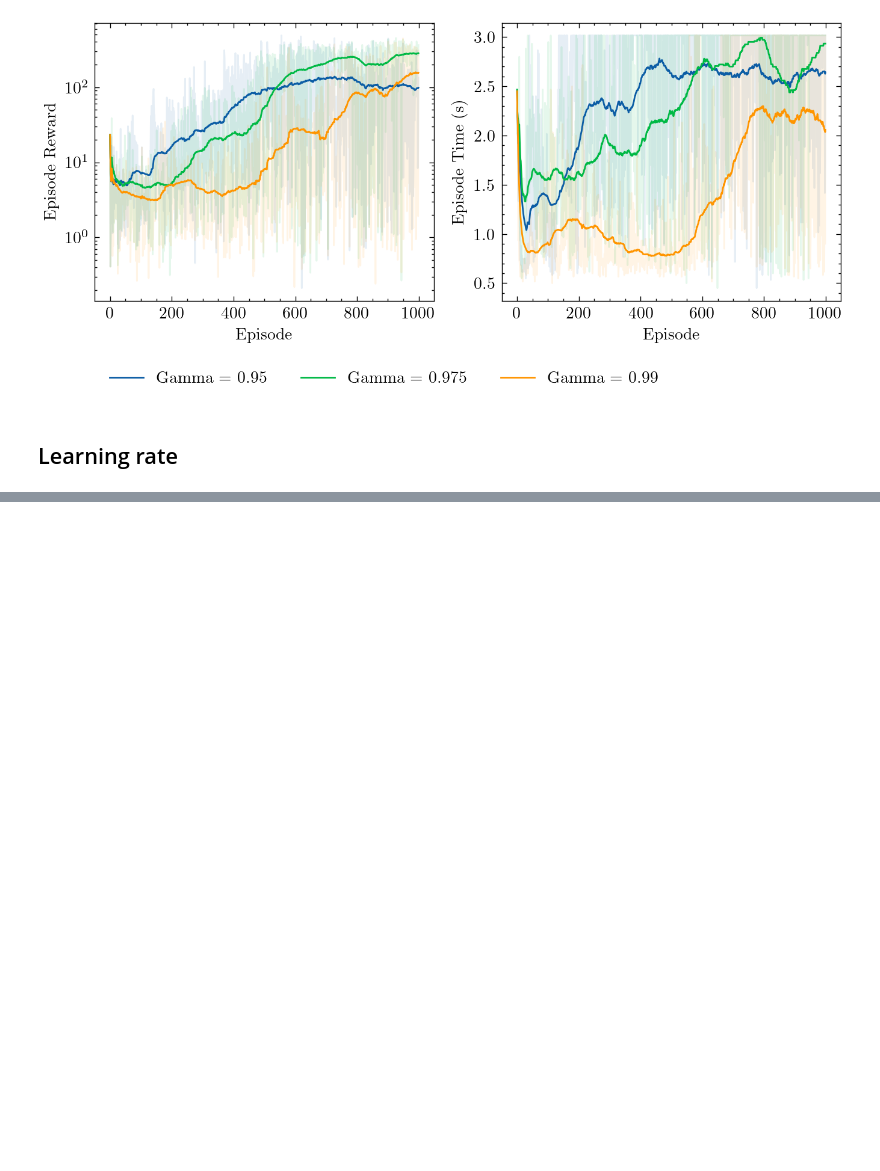
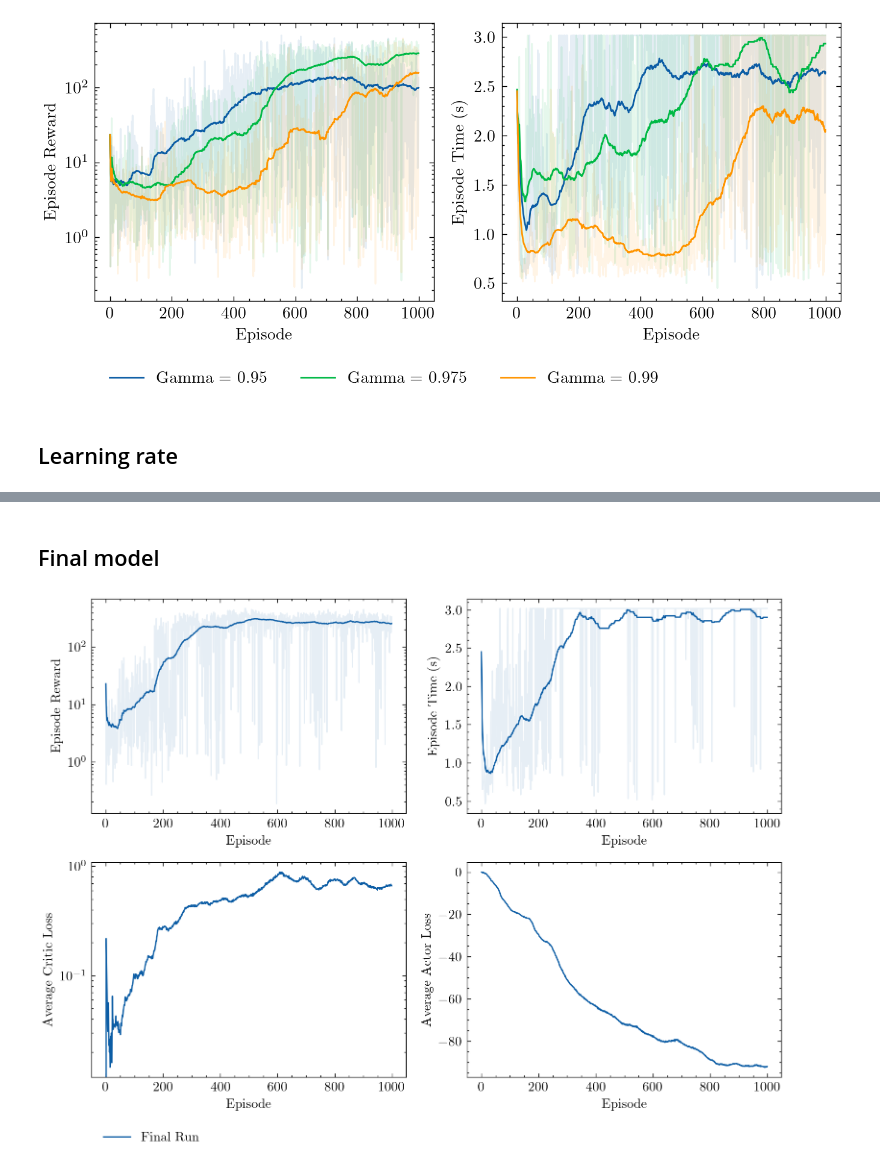
Before and after one commit to BearToCode/vho, a Jupyter notebook: postprocessing/run.ipynb, the cells around one changed output, grey strips where cells are left out. Saved outputs shown, nothing was run; the diff lists cells and outputs as text; code cells hidden in the pictures; blank space fills up the shorter version.

```diff
--- a/postprocessing/run.ipynb
+++ b/postprocessing/run.ipynb
@@ -1036,0 +1037,67 @@ plt.show()
+# %% [markdown]
+## Final model
+# %%
+final_run_path = "./data/final-run"
+final_run_episodes = pd.read_csv(f"{final_run_path}/episodes.csv").head(1000)
+# %%
+plt.figure(figsize=(8, 6), dpi=200)
+
+plt.subplot(2, 2, 1)
+plt.plot(
+    final_run_episodes["index"],
+    final_run_episodes["episode_reward"],
+    alpha=0.1,
+    color="C0",
+)
+plt.plot(
+    final_run_episodes["index"],
+    final_run_episodes["episode_reward"].rolling(window=100, min_periods=1).mean(),
+    label="Final Run",
+    color="C0",
+)
+plt.xlabel("Episode")
+plt.ylabel("Episode Reward")
+plt.yscale("log")
+
+plt.subplot(2, 2, 2)
+plt.plot(
+    final_run_episodes["index"],
+    final_run_episodes["episode_time"],
+    alpha=0.1,
+    color="C0",
+)
+plt.plot(
+    final_run_episodes["index"],
+    final_run_episodes["episode_time"].rolling(window=100, min_periods=1).mean(),
+    label="Final Run",
+    color="C0",
+)
+plt.xlabel("Episode")
+plt.ylabel("Episode Time (s)")
+
+plt.subplot(2, 2, 3)
+plt.plot(
+    final_run_episodes["index"],
+    final_run_episodes["avg_critic_loss"],
+    label="Final Run",
+    color="C0",
+)
+plt.xlabel("Episode")
+plt.ylabel("Average Critic Loss")
+plt.yscale("log")
+plt.legend(bbox_to_anchor=(0, -0.2), loc="upper left", ncol=4)
+
+plt.subplot(2, 2, 4)
+plt.plot(
+    final_run_episodes["index"],
+    final_run_episodes["avg_actor_loss"],
+    label="Final Run",
+    color="C0",
+)
+plt.xlabel("Episode")
+plt.ylabel("Average Actor Loss")
+
+plt.tight_layout()
+plt.show()
+# %% [output]
+[figure, added]
```
Also changed, not shown: parts of 2 cells of this notebook, 9 other files.
